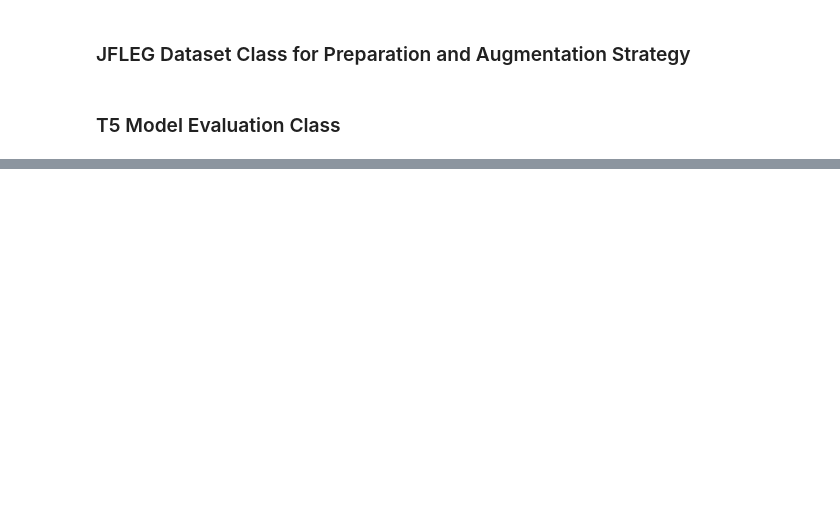
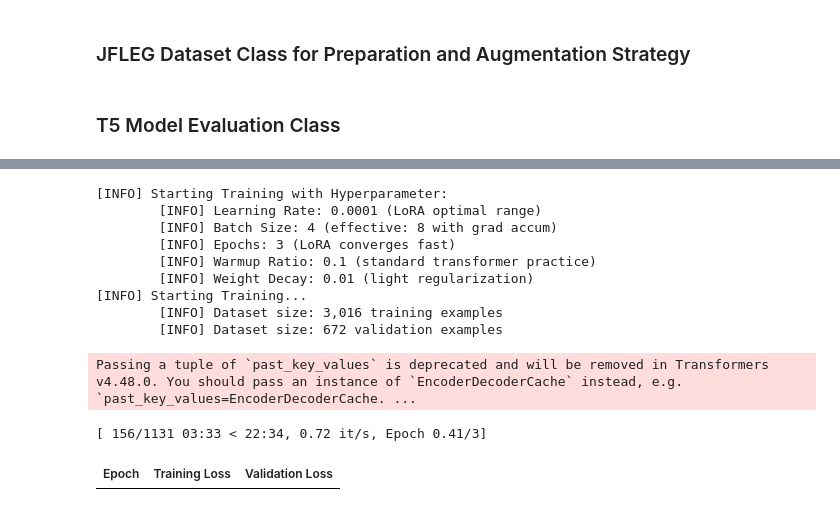
Before and after one commit to Mohitag94/grammar_correction, a Jupyter notebook: multi-task_t5.ipynb, the cells around one changed output, grey strips where cells are left out. Saved outputs shown, nothing was run; the diff lists cells and outputs as text; code cells hidden in the pictures; blank space fills up the shorter version.

Commit message:
update to trainer class

```diff
--- a/multi-task_t5.ipynb
+++ b/multi-task_t5.ipynb
@@ -48,3 +59,10 @@ sns.set_palette("deep", color_codes=True)
+# %%
+# define model name
+MODELNAME = "t5-small"
+# define tokenizer
+tokenizer = AutoTokenizer.from_pretrained(MODELNAME)
+# define model
+model = T5ForConditionalGeneration.from_pretrained(MODELNAME)
 # %% [markdown]
 ### JFLEG Dataset Class for Preparation and Augmentation Strategy
 # %%
@@ -927,0 +1584,3 @@ JFLEGDataset("jkas")
+# %%
+# intializing dataset instance
+dataset = JFLEGDataset(tokenizer=tokenizer)
@@ -927,0 +1592,3 @@ JFLEGDataset("jkas")
+# %%
+# get train, validation and test set
+train_dataset, val_dataset, test_dataset = dataset.create_train_val_test_datasets()
@@ -927,0 +1619,3 @@ JFLEGDataset("jkas")
+# %%
+# intializing training instance
+model_trainer = T5LoRATrainer(tokenizer=tokenizer, model=model)
@@ -927,0 +1644,17 @@ JFLEGDataset("jkas")
+# %%
+# fine-tune the model
+trainer, result = model_trainer.trainer(train_dataset=train_dataset,
+                                        val_dataset=val_dataset)
+# %% [output]
+[INFO] Starting Training with Hyperparameter:
+        [INFO] Learning Rate: 0.0001 (LoRA optimal range)
+        [INFO] Batch Size: 4 (effective: 8 with grad accum)
+        [INFO] Epochs: 3 (LoRA converges fast)
+        [INFO] Warmup Ratio: 0.1 (standard transformer practice)
+        [INFO] Weight Decay: 0.01 (light regularization)
+[INFO] Starting Training...
+        [INFO] Dataset size: 3,016 training examples
+        [INFO] Dataset size: 672 validation examples
+Passing a tuple of `past_key_values` is deprecated and will be removed in Transformers v4.48.0. You should pass an instance of `EncoderDecoderCache` instead, e.g. `past_key_values=EncoderDecoderCache. ...
+[ 156/1131 03:33 < 22:34, 0.72 it/s, Epoch 0.41/3]
+| Epoch | Training Loss | Validation Loss |
```
Also changed, not shown: parts of 13 cells of this notebook, 1 other file.
